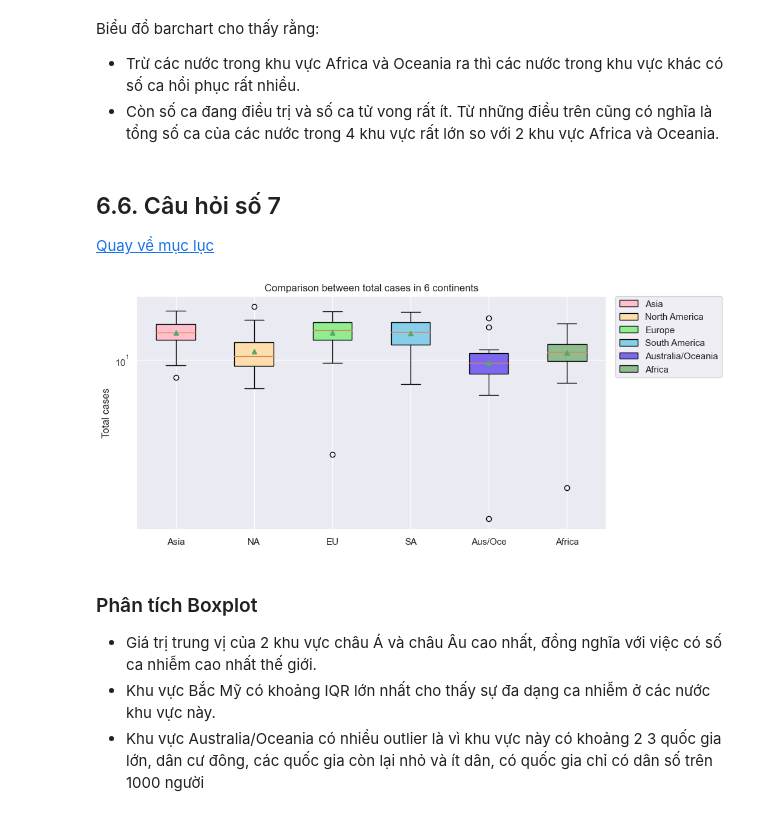
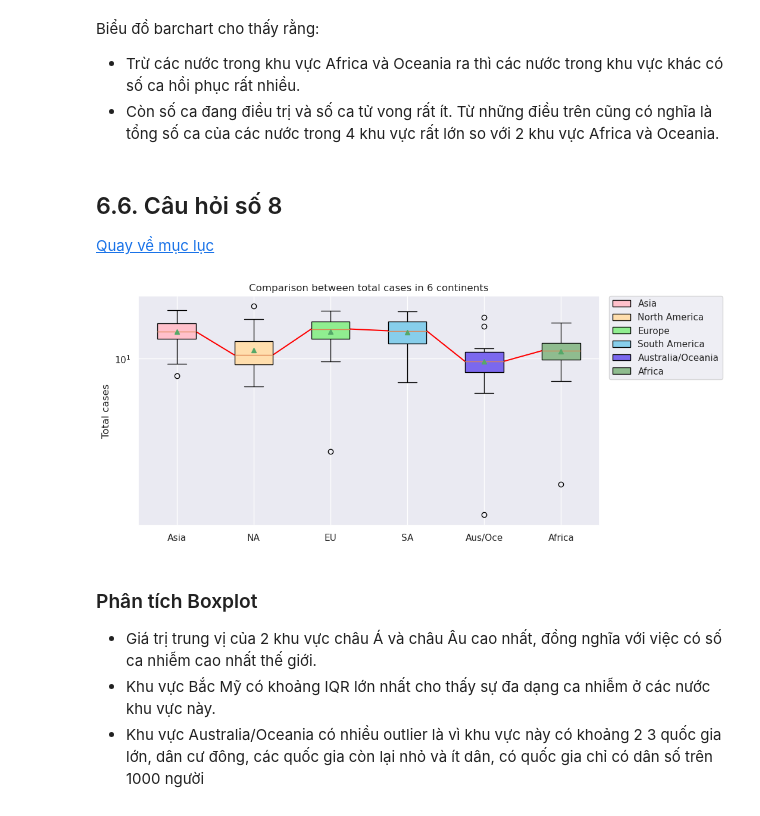
Before and after one commit to phuong1605/Data-Relationship, a Jupyter notebook: lab1.ipynb, the cells around one changed output. Saved outputs shown, nothing was run; the diff lists cells and outputs as text; code cells hidden in the pictures.

```diff
--- a/lab1.ipynb
+++ b/lab1.ipynb
@@ -630,7 +630,7 @@ Biểu đồ barchart cho thấy rằng:
 - Còn số ca đang điều trị và số ca tử vong rất ít.
 Từ những điều trên cũng có nghĩa là tổng số ca của các nước trong 4 khu vực rất lớn so với 2 khu vực Africa và Oceania.
 # %% [markdown]
-## 6.6. Câu hỏi số 7 <a name = "section6_6"></a>
+## 6.6. Câu hỏi số 8 <a name = "section6_6"></a>
 [Quay về mục lục](#TOC)
 # %%
 a = covid19_df[covid19_df['continent'] == 'Asia']['totalcases'].tolist()
@@ -646,29 +646,63 @@ for i in data:
 # %%
 sns.set()
 log_d = [np.log(x)for x in data]
 colors = ['pink', 'navajowhite', 'lightgreen','skyblue','mediumslateblue','darkseagreen']
 fig, ax = plt.subplots(figsize=(10, 5))
 bplot = ax.boxplot(log_d, showmeans=True,vert=True, patch_artist= True)
 
 for patch, color in zip(bplot['boxes'], colors):
     patch.set_facecolor(color)
 
+x = bplot['medians'][0].get_xdata()[1]
+y = bplot['medians'][0].get_ydata()[1]
+
+x1= bplot['medians'][1].get_xdata()[0]
+y1 = bplot['medians'][1].get_ydata()[0]
+
+x1a= bplot['medians'][1].get_xdata()[1]
+y1a = bplot['medians'][1].get_ydata()[1]
+
+x2= bplot['medians'][2].get_xdata()[0]
+y2 = bplot['medians'][2].get_ydata()[0]
+
+x2a = bplot['medians'][2].get_xdata()[1]
+y2a = bplot['medians'][2].get_ydata()[1]
+
+x3 = bplot['medians'][3].get_xdata()[0]
+y3= bplot['medians'][3].get_ydata()[0]
+
+x3a = bplot['medians'][3].get_xdata()[1]
+y3a= bplot['medians'][3].get_ydata()[1]
+
+x4 = bplot['medians'][4].get_xdata()[0]
+y4 = bplot['medians'][4].get_ydata()[0]
+
+x4a = bplot['medians'][4].get_xdata()[1]
+y4a = bplot['medians'][4].get_ydata()[1]
+
+x5 = bplot['medians'][5].get_xdata()[0]
+y5 = bplot['medians'][5].get_ydata()[0]
 
 ax.set_yscale('log')
 ax.set_xticklabels(['Asia', 'NA', 'EU', 'SA','Aus/Oce', 'Africa'])
 ax.set_ylabel('Total cases')
 ax.set_title('Comparison between total cases in 6 continents')
 
 
 #ax.plot([x2, x3], [y2, y3], 'k-')
 #ax.set_facecolor('lightblue')
+ax.plot([x, x1], [y, y1], color='red')
+ax.plot([x1a, x2], [y1a, y2], color='red')
+ax.plot([x2a, x3], [y2a, y3], color='red')
+ax.plot([x3a, x4], [y3a, y4], color='red')
+ax.plot([x4a, x5], [y4a, y5], color='red')
 
 ax.xaxis.grid(True)
 plt.legend([bplot["boxes"][0], bplot["boxes"][1],bplot["boxes"][2],bplot["boxes"][3],bplot["boxes"][4],bplot["boxes"][5]], ['Asia', 'North America','Europe','South America',  'Australia/Oceania','Africa'],bbox_to_anchor=(1.02, 1),loc='upper left', borderaxespad=0)
 
 plt.show()
 # %% [output]
-[figure, old version]
+[figure, new version]
 # %% [markdown]
 ### Phân tích Boxplot
 - Giá trị trung vị của 2 khu vực châu Á và châu Âu cao nhất, đồng nghĩa với việc có số ca nhiễm cao nhất thế giới.
```
Also changed, not shown: parts of 11 cells of this notebook.
